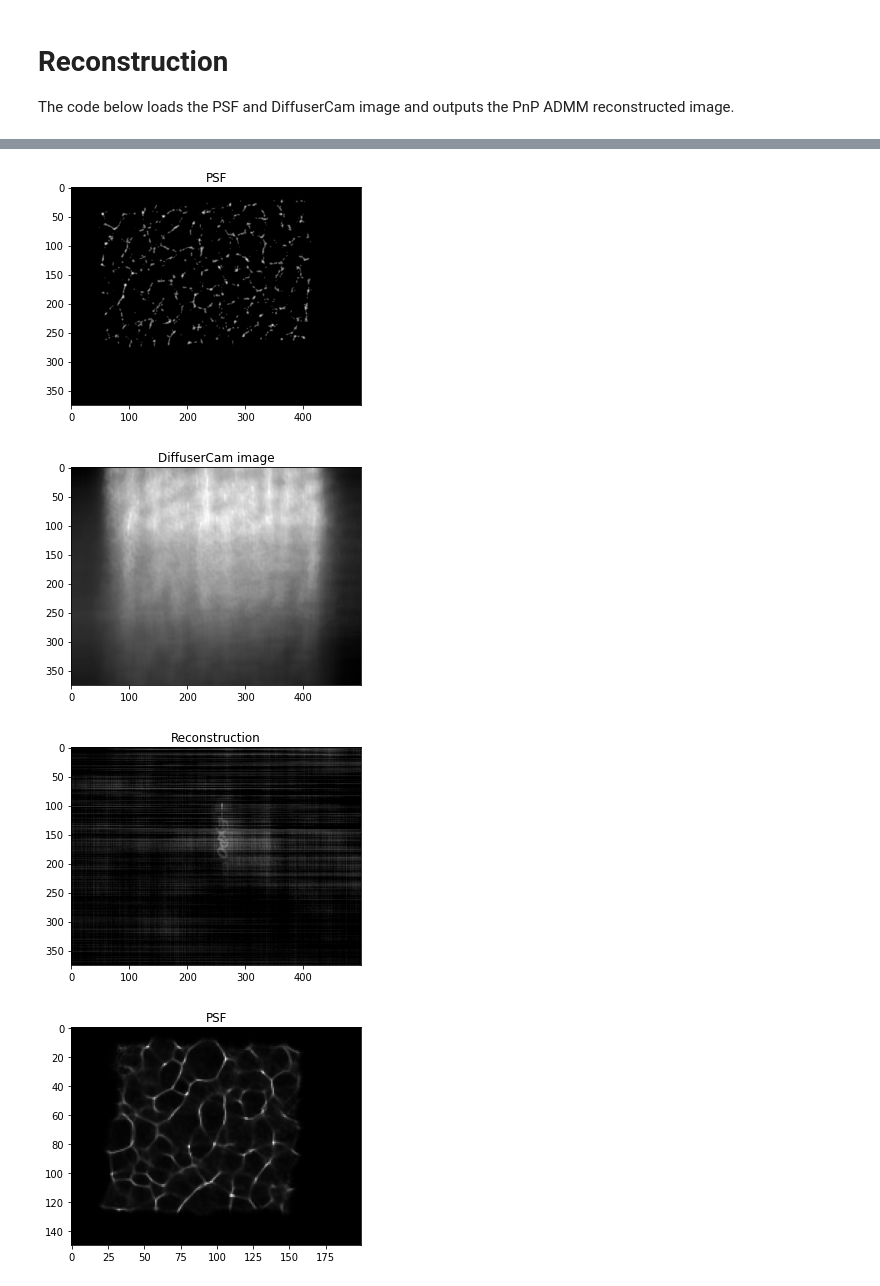
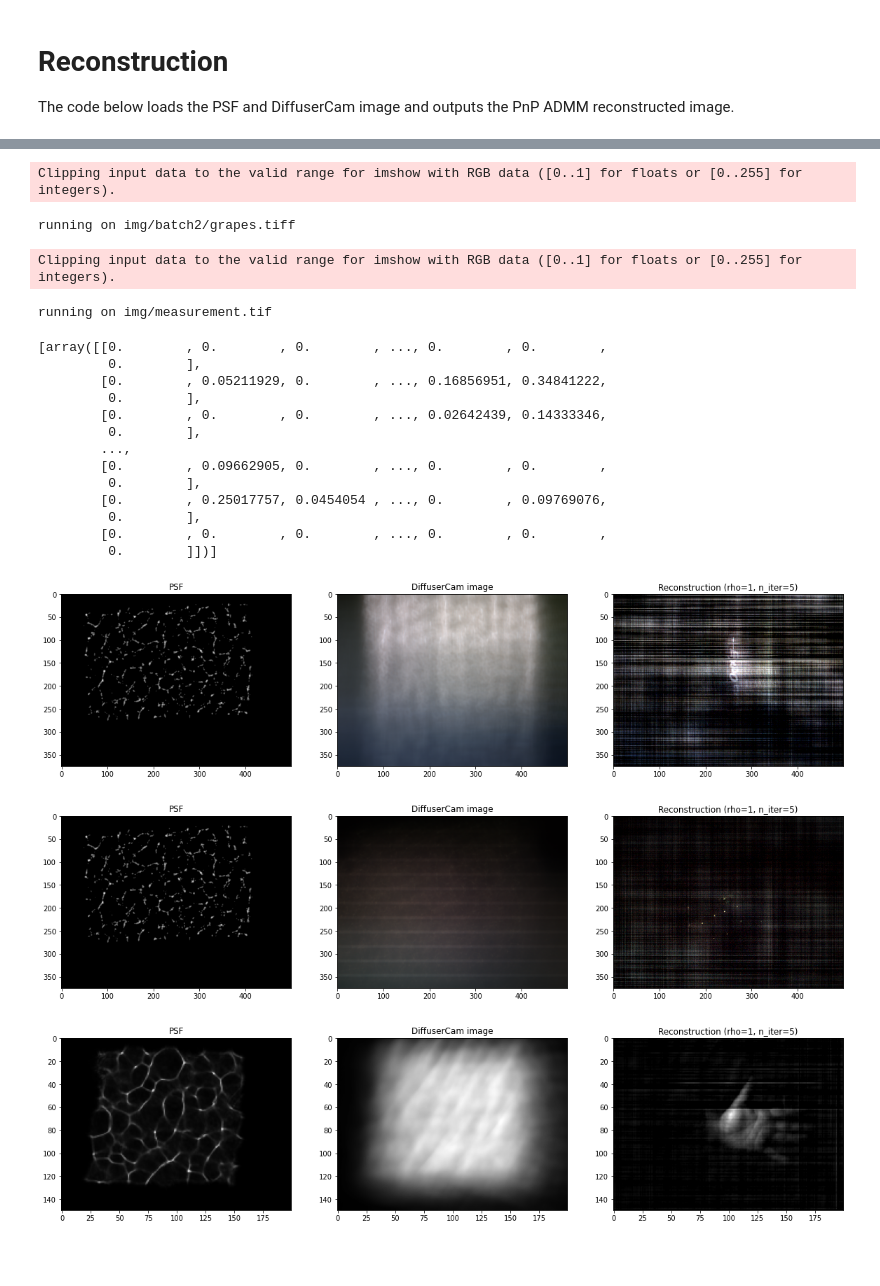
Before and after one commit to matthewachan/DiffuserCam, a Jupyter notebook: pnp_admm.ipynb, the cells around one changed output, grey strips where cells are left out. Cells and saved outputs as stored; diff of their text form; code cells hidden in the pictures; blank space fills up the shorter version.

```diff
--- a/pnp_admm.ipynb
+++ b/pnp_admm.ipynb
@@ -191,36 +180,44 @@ def filter_psf(psf):
 " filter determines whether to filter the input PSF image
 " show_plots determines whether image plots will be displayed
 """
-def reconstruct(psf, imgs, downsample_factor=(1.0/8.0), filter=True, show_plots=False):
+def reconstruct(psf, imgs, downsample_factor=(1.0/8.0), rho=1, num_iter=5, filter=True, show_plots=False, rgb=True):
     # Read in the PSF image.
     psf = cv2.imread(psf, cv2.IMREAD_GRAYSCALE).astype(float)
     if filter:
         psf = filter_psf(psf)
     psf = resize(psf, downsample_factor) / 255
-    if show_plots:
-        plt.figure()
-        plt.title('PSF')
-        plt.imshow(psf, cmap='gray')
 
     outputs = []
     # Iterate through the images and reconstruct them one at a time.
     for img in imgs:
-        img = cv2.imread(img, cv2.IMREAD_GRAYSCALE).astype(float)
+        img = cv2.imread(img).astype(float) if rgb else cv2.imread(img, cv2.IMREAD_GRAYSCALE).astype(float)
         img = resize(img, downsample_factor) / 255
-        reconstruction = pnp_admm(img, psf)
+        if rgb:
+            r = pnp_admm(img[:,:,0], psf, rho, num_iter)
+            g = pnp_admm(img[:,:,1], psf, rho, num_iter)
+            b = pnp_admm(img[:,:,2], psf, rho, num_iter)
+            reconstruction = np.dstack((r, g, b))
+        else:
+            reconstruction = pnp_admm(img, psf, rho, num_iter)
+        reconstruction *= 255
         outputs.append(reconstruction)
         if show_plots:
-            plt.figure()
+            plt.figure(figsize=(20, 6))
+            plt.subplot(1, 3, 1)
+            plt.title('PSF')
+            plt.imshow(psf, cmap='gray')
+            plt.subplot(1, 3, 2)
             plt.title('DiffuserCam image')
-            plt.imshow(img, cmap='gray')
-            plt.figure()
-            plt.title('Reconstruction')
-            plt.imshow(reconstruction, cmap='gray')
+            plt.imshow(img, cmap='gray') if not rgb else plt.imshow(img)
+            plt.subplot(1, 3, 3)
+            plt.title(f'Reconstruction (rho={rho}, n_iter={num_iter})')
+            plt.imshow(reconstruction, cmap='gray') if not rgb else plt.imshow(reconstruction)
+        # plt.show()
     return outputs
 
-reconstruct('img/batch2/psf.tiff', ['img/batch2/marker.tiff'], show_plots=True)
+reconstruct('img/batch2/psf.tiff', ['img/batch2/marker.tiff', 'img/batch2/grapes.tiff'], show_plots=True)
 # reconstruct('img/batch2/psf.tiff', ['img/batch2/marker.tiff'], filter=False, show_plots=True)
-reconstruct('img/psf.tif', ['img/measurement.tif'], filter=False, show_plots=True)
-reconstruct('img/batch2/psf.tiff', ['img/batch2/grapes.tiff'], filter=True, show_plots=True)
+reconstruct('img/psf.tif', ['img/measurement.tif'], filter=False, show_plots=True, rgb=False)
 # reconstruct('img/batch1/psf.tiff', ['img/batch1/thor_box.tiff'], filter=True, show_plots=True)
+# reconstruct('img/batch2/psf.tiff', ['img/batch2/thor.tiff'], filter=True, show_plots=True)
 # %% [output]
@@ -240,4 +225,20 @@ reconstruct('img/batch2/psf.tiff', ['img/batch2/grapes.tiff'], filter=True, show
+Clipping input data to the valid range for imshow with RGB data ([0..1] for floats or [0..255] for integers).
+running on img/batch2/grapes.tiff
+Clipping input data to the valid range for imshow with RGB data ([0..1] for floats or [0..255] for integers).
+running on img/measurement.tif
+[array([[0.        , 0.        , 0.        , ..., 0.        , 0.        ,
+         0.        ],
+        [0.        , 0.05211929, 0.        , ..., 0.16856951, 0.34841222,
+         0.        ],
+        [0.        , 0.        , 0.        , ..., 0.02642439, 0.14333346,
+         0.        ],
+        ...,
+        [0.        , 0.09662905, 0.        , ..., 0.        , 0.        ,
+         0.        ],
+        [0.        , 0.25017757, 0.0454054 , ..., 0.        , 0.09769076,
+         0.        ],
+        [0.        , 0.        , 0.        , ..., 0.        , 0.        ,
+         0.        ]])]
-[figure, old version]
+[figure, new version]
-[figure, old version]
+[figure, new version]
-[figure, old version]
+[figure, new version]
-[figure, removed]
```
Also changed, not shown: parts of 2 cells of this notebook.
